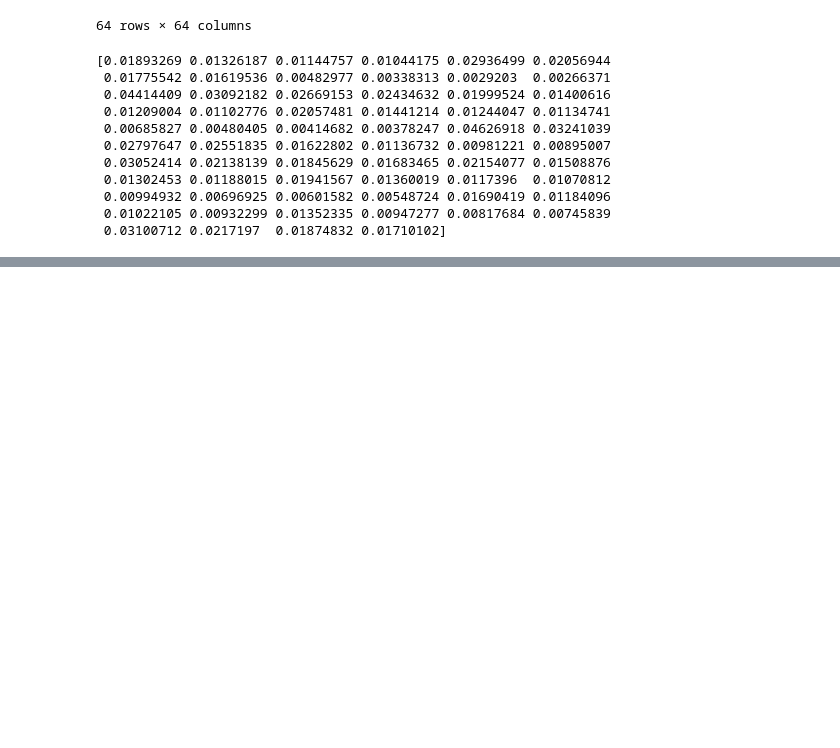
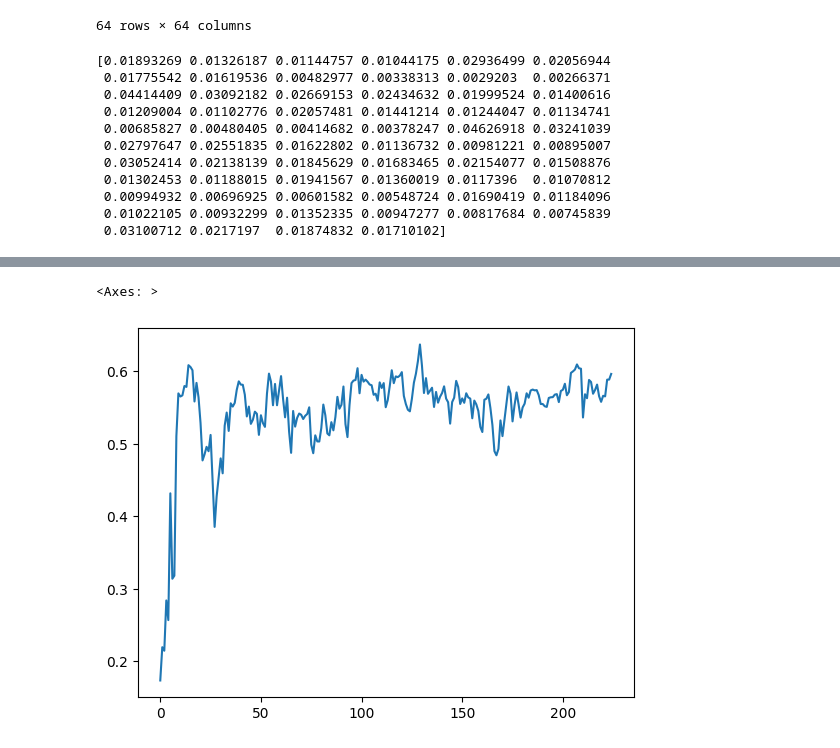
Before and after one commit to mitoclub/pr-29-trna-or-mutagenesis, a Jupyter notebook: local scripts/Simulation.ipynb, the cells around one changed output, grey strips where cells are left out. Drawn from its saved outputs; the diff is of its cells as text; code cells hidden in the pictures; blank space fills up the shorter version.

```diff
--- a/local scripts/Simulation.ipynb
+++ b/local scripts/Simulation.ipynb
@@ -1504,0 +1745,7 @@ print(state)
+# %%
+result_folder = fr'C:\Work\Lab\pr-29-trna-or-mutagenesis\local data\Simulation results(new ms)\{gene}\{species}'
+result_df = pd.read_csv(result_folder+r'\SpearmanMean.csv', sep='\t').copy()
+result_df.spearman.plot()
+# %% [output]
+<Axes: >
+[figure, added]
```
Also changed, not shown: parts of 44 cells of this notebook, 2 other files.
